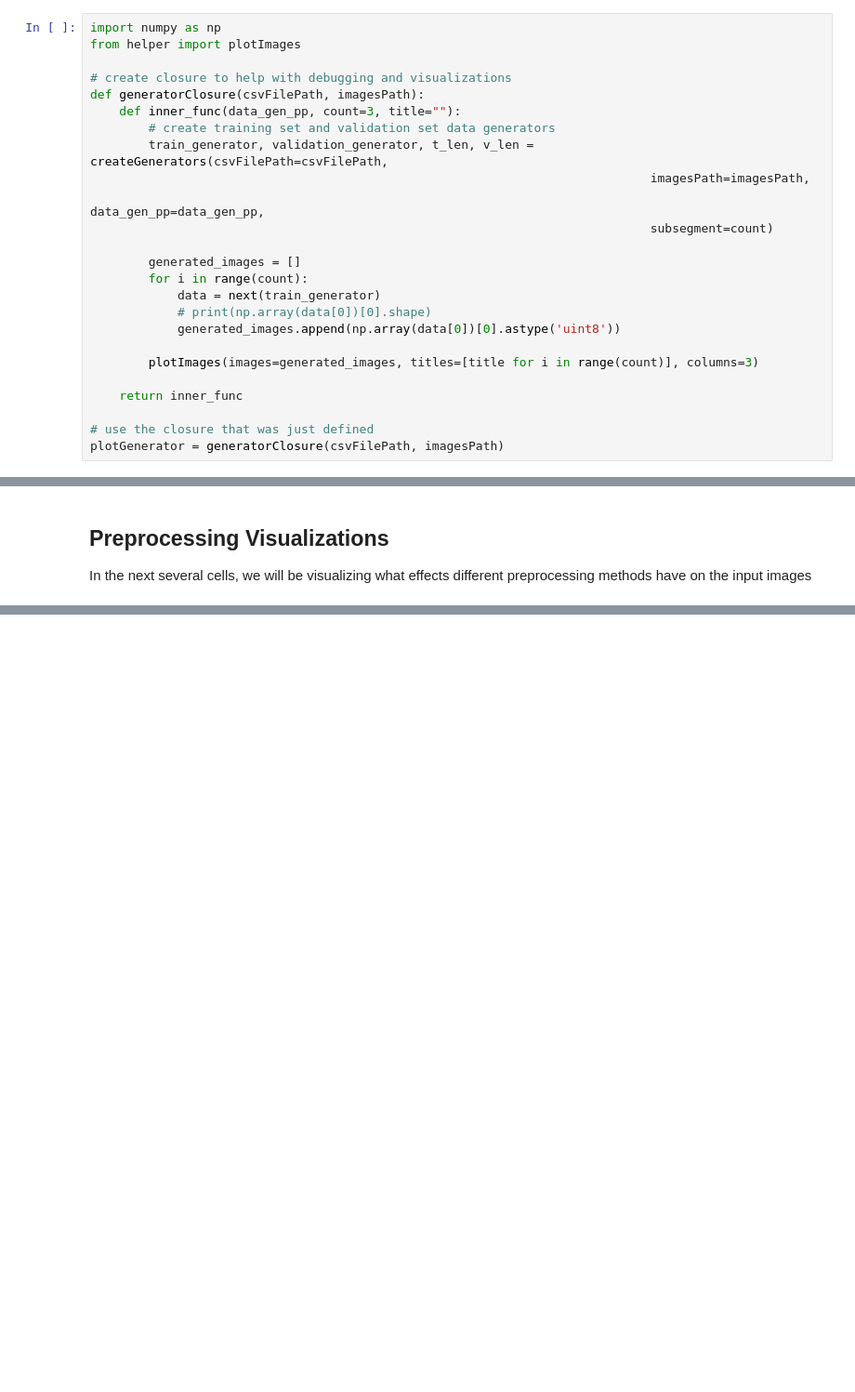
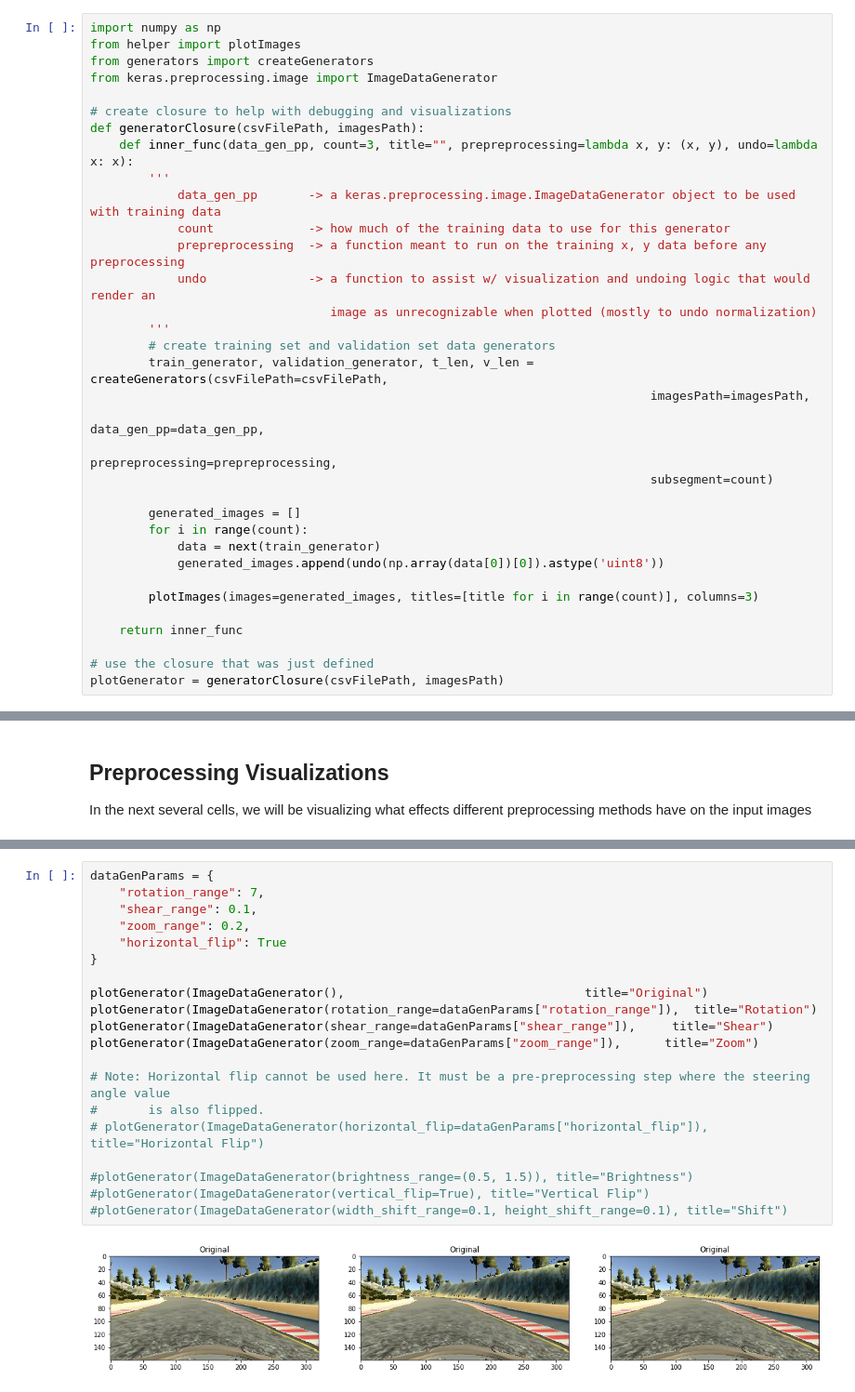
Before and after one commit to KaneRodriguez/CarND-Behavioral-Cloning-P3, a Jupyter notebook: Behavioral_Cloning.ipynb, the cells around one changed output, grey strips where cells are left out. Shown at 93% size. Cells and saved outputs as stored; diff of their text form; blank space fills up the shorter version.

Commit message:
Saving current state before redoing how preprocessing and visualizations work.

```diff
--- a/Behavioral_Cloning.ipynb
+++ b/Behavioral_Cloning.ipynb
@@ -13,21 +10,30 @@ imagesPath = trainingDataPath + "IMG/"
 # %%
 import numpy as np
 from helper import plotImages
+from generators import createGenerators
+from keras.preprocessing.image import ImageDataGenerator
 
 # create closure to help with debugging and visualizations
 def generatorClosure(csvFilePath, imagesPath):
-    def inner_func(data_gen_pp, count=3, title=""):
+    def inner_func(data_gen_pp, count=3, title="", prepreprocessing=lambda x, y: (x, y), undo=lambda x: x):
+        '''
+            data_gen_pp       -> a keras.preprocessing.image.ImageDataGenerator object to be used with training data
+            count             -> how much of the training data to use for this generator
+            prepreprocessing  -> a function meant to run on the training x, y data before any preprocessing
+            undo              -> a function to assist w/ visualization and undoing logic that would render an
+                                 image as unrecognizable when plotted (mostly to undo normalization)
+        '''
         # create training set and validation set data generators
         train_generator, validation_generator, t_len, v_len = createGenerators(csvFilePath=csvFilePath,
                                                                              imagesPath=imagesPath,
                                                                              data_gen_pp=data_gen_pp,
+                                                                             prepreprocessing=prepreprocessing,
                                                                              subsegment=count)
 
         generated_images = []
         for i in range(count):
             data = next(train_generator)
-            # print(np.array(data[0])[0].shape)
-            generated_images.append(np.array(data[0])[0].astype('uint8'))
+            generated_images.append(undo(np.array(data[0])[0]).astype('uint8'))
 
         plotImages(images=generated_images, titles=[title for i in range(count)], columns=3)
 
@@ -57,0 +50,22 @@ plotGenerator(ImageDataGenerator(horizontal_flip=True), title="Horizontal Flip")
+# %%
+dataGenParams = {
+    "rotation_range": 7,
+    "shear_range": 0.1,
+    "zoom_range": 0.2,
+    "horizontal_flip": True
+}
+
+plotGenerator(ImageDataGenerator(),                                 title="Original")
+plotGenerator(ImageDataGenerator(rotation_range=dataGenParams["rotation_range"]),  title="Rotation")
+plotGenerator(ImageDataGenerator(shear_range=dataGenParams["shear_range"]),     title="Shear")
+plotGenerator(ImageDataGenerator(zoom_range=dataGenParams["zoom_range"]),      title="Zoom")
+
+# Note: Horizontal flip cannot be used here. It must be a pre-preprocessing step where the steering angle value
+#       is also flipped.
+# plotGenerator(ImageDataGenerator(horizontal_flip=dataGenParams["horizontal_flip"]), title="Horizontal Flip")
+
+#plotGenerator(ImageDataGenerator(brightness_range=(0.5, 1.5)), title="Brightness")
+#plotGenerator(ImageDataGenerator(vertical_flip=True), title="Vertical Flip")
+#plotGenerator(ImageDataGenerator(width_shift_range=0.1, height_shift_range=0.1), title="Shift")
+# %% [output]
+[figure, added]
```
Also changed, not shown: parts of 14 cells of this notebook, 5 other files.
